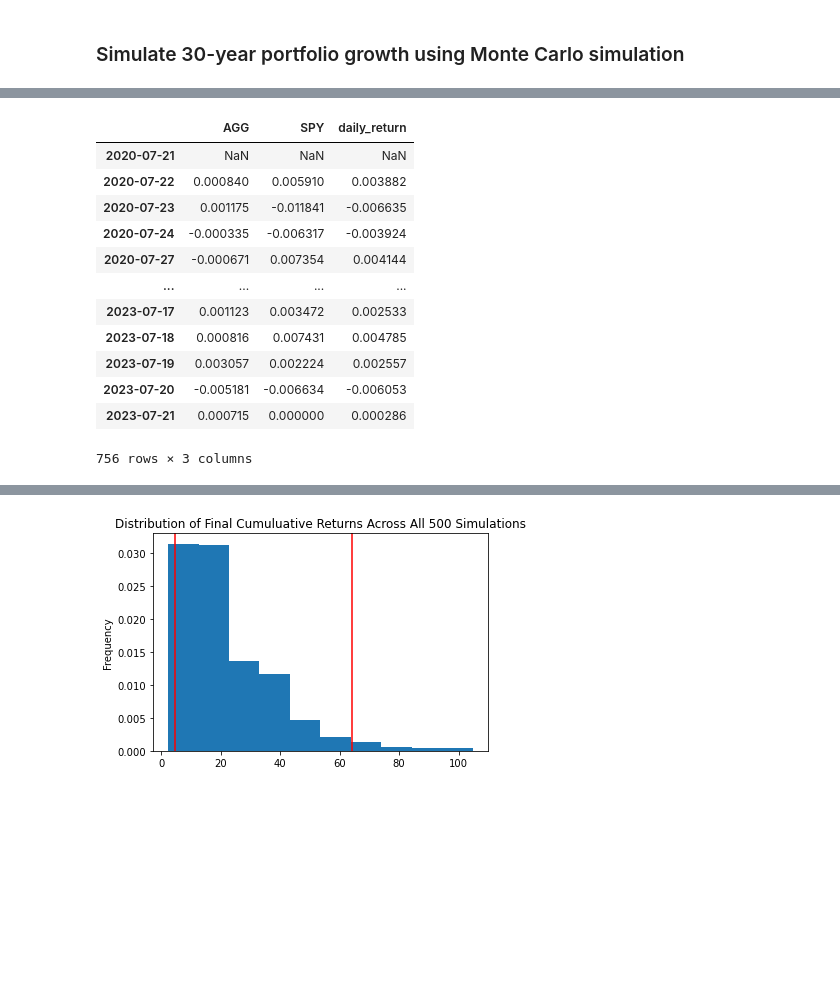
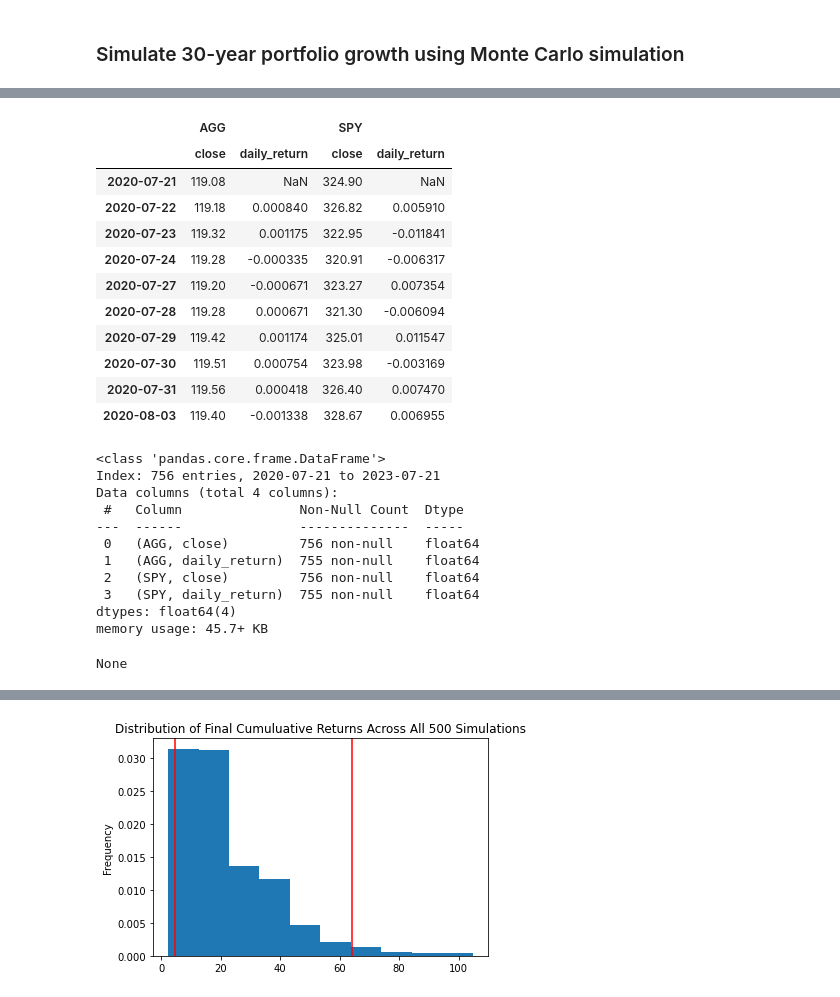
Before and after one commit to boz-tcm/api-challenge, a Jupyter notebook: financial-planner.ipynb, the cells around one changed output, grey strips where cells are left out. Drawn from its saved outputs; the diff is of its cells as text; code cells hidden in the pictures; blank space fills up the shorter version.

Commit message:
Added interim development, substantially modifying preparation of inputs for MCSimulation

```diff
--- a/financial-planner.ipynb
+++ b/financial-planner.ipynb
@@ -272,14 +272,14 @@ investment_assets_mc_df = alpaca.get_bars(tickers_mc, timeframe_mc, start=start_
 agg_prices_mc_df = investment_assets_mc_df[investment_assets_mc_df['symbol']==tickers[0]]
 #print(agg_prices_mc_df)
 # Coerce AGG close prices into dataframe
-agg_close_prices_mc_df = agg_prices_mc_df[['close']].rename(columns={'close':tickers[0]})
+agg_close_prices_mc_df = agg_prices_mc_df[['close']]
 spy_prices_mc_df = investment_assets_mc_df[investment_assets_mc_df['symbol']==tickers[1]]
 #print(spy_prices_mc_df)
 # Coerce SPY close prices into dataframe
-spy_close_prices_mc_df = spy_prices_mc_df[['close']].rename(columns={'close':tickers[1]})
+spy_close_prices_mc_df = spy_prices_mc_df[['close']]
 
 # Concatenate the ticker DataFrames
-investment_assets_close_prices_mc_df = pd.concat([agg_close_prices_mc_df,spy_close_prices_mc_df], axis='columns')
+investment_assets_close_prices_mc_df = pd.concat([agg_close_prices_mc_df,spy_close_prices_mc_df], axis='columns', keys=tickers_mc)
 #print(investment_assets_close_prices_mc_df)
 # Drop time property from timestamp index by referencing index's date attribute only
 investment_assets_close_prices_mc_df.index = investment_assets_close_prices_mc_df.index.date
@@ -287,7 +287,7 @@ investment_assets_close_prices_mc_df.index = investment_assets_close_prices_mc_d
 
 # Preview DataFrame by displaying sample data
 # Note: Dataframe reflects last three years of closing prices for ticker symbols AGG and SPY.  All other fields, including open, high, low, volume, trade_count, vwap, symbol are \
-# unncessary to retain in memory for this assignment going forward and have been dropped by design.
+# unncessary to retain in memory for this assignment going forward, and have been dropped by design.
 display(investment_assets_close_prices_mc_df.head(10))
 display(investment_assets_close_prices_mc_df.info())
 # %% [output]
@@ -348,19 +318,55 @@ investment_assets_daily_returns_40_60_mc_df['daily_return'] = investment_assets_
+# %%
+# Configuring a Monte Carlo simulation to forecast 30-year cumulative returns for a 60/40 portfolio consisting of 60% SPY and 40% AGG, simulate 500 times.
+# MCSimulation module documentation for MCForecastTools library, use command: '?MCSimulation'
+
+# Review MCSimulation class object documentation
+#?MCSimulation
+
+# Monte Carlo simulation assumptions
+# Assume 252 trading days per trading year
+# weights variable enters as 40% AGG, 60% SPY
+ticker_weights_mc = [0.40, 0.60]
+# num_simulation argument enters as 500 monte carlo trials for this simulation
+# num_trading_days argument enters as 30 years @ 252 trading days per trading year
+# portfolio_data argument enters as raw list of individual securities' prices, in this case closing prices for both AGG and SPY. \
+# It is not necessary to calculate investment assets and portfolio returns for the portfolio_data argument variable, MCSimulation module already handles this
+
+# Prepare the 30-year Monte Carlo simulation based on inputs and assumptions outlined above
+MC_30_year = MCSimulation(
+    portfolio_data = investment_assets_close_prices_mc_df,
+    weights = ticker_weights_mc,
+    num_simulation = 500,
+    num_trading_days = 252*30)
 # %%
 # Display the simulation input data.
 # Simulation input dataset is the last 3 years of portfolio daily returns, where the portfolio is defined as \
-# 40% bonds (ticker proxy AGG, the U.S. aggregate bond index exchange-traded fund) and 60% stocks (ticker proxy SPY, the S&P 500 index ETF).
-display(investment_assets_daily_returns_40_60_mc_df) # Investment asset returns and asset-weighted portfolio 'daily_return' data verified
+# 40% bonds: ticker proxy AGG, the U.S. aggregate bond index exchange-traded fund and \
+# 60% stocks: ticker proxy SPY, the U.S. S&P 500 index ETF
+# Input dataset generated by MCSimulation's transformation of investment assets' daily closing prices to daily returns, previewed below:
+display(MC_30_year.portfolio_data.head(10)) # Investment assets' 'daily_return' data verified
+display(MC_30_year.portfolio_data.info())
 # %% [output]
-|  | AGG | SPY | daily_return |
-| 2020-07-21 | NaN | NaN | NaN |
-| 2020-07-22 | 0.000840 | 0.005910 | 0.003882 |
-| 2020-07-23 | 0.001175 | -0.011841 | -0.006635 |
-| 2020-07-24 | -0.000335 | -0.006317 | -0.003924 |
-| 2020-07-27 | -0.000671 | 0.007354 | 0.004144 |
-| ... | ... | ... | ... |
-| 2023-07-17 | 0.001123 | 0.003472 | 0.002533 |
-| 2023-07-18 | 0.000816 | 0.007431 | 0.004785 |
-| 2023-07-19 | 0.003057 | 0.002224 | 0.002557 |
-| 2023-07-20 | -0.005181 | -0.006634 | -0.006053 |
-| 2023-07-21 | 0.000715 | 0.000000 | 0.000286 |
+|  | AGG |  | SPY |  |
+|  | close | daily_return | close | daily_return |
+| 2020-07-21 | 119.08 | NaN | 324.90 | NaN |
+| 2020-07-22 | 119.18 | 0.000840 | 326.82 | 0.005910 |
+| 2020-07-23 | 119.32 | 0.001175 | 322.95 | -0.011841 |
+| 2020-07-24 | 119.28 | -0.000335 | 320.91 | -0.006317 |
+| 2020-07-27 | 119.20 | -0.000671 | 323.27 | 0.007354 |
+| 2020-07-28 | 119.28 | 0.000671 | 321.30 | -0.006094 |
+| 2020-07-29 | 119.42 | 0.001174 | 325.01 | 0.011547 |
+| 2020-07-30 | 119.51 | 0.000754 | 323.98 | -0.003169 |
+| 2020-07-31 | 119.56 | 0.000418 | 326.40 | 0.007470 |
+| 2020-08-03 | 119.40 | -0.001338 | 328.67 | 0.006955 |
-756 rows × 3 columns
+<class 'pandas.core.frame.DataFrame'>
+Index: 756 entries, 2020-07-21 to 2023-07-21
+Data columns (total 4 columns):
+ #   Column               Non-Null Count  Dtype
+---  ------               --------------  -----
+ 0   (AGG, close)         756 non-null    float64
+ 1   (AGG, daily_return)  755 non-null    float64
+ 2   (SPY, close)         756 non-null    float64
+ 3   (SPY, daily_return)  755 non-null    float64
+dtypes: float64(4)
+memory usage: 45.7+ KB
+None
```
Also changed, not shown: parts of 11 cells of this notebook, 2 other files.
